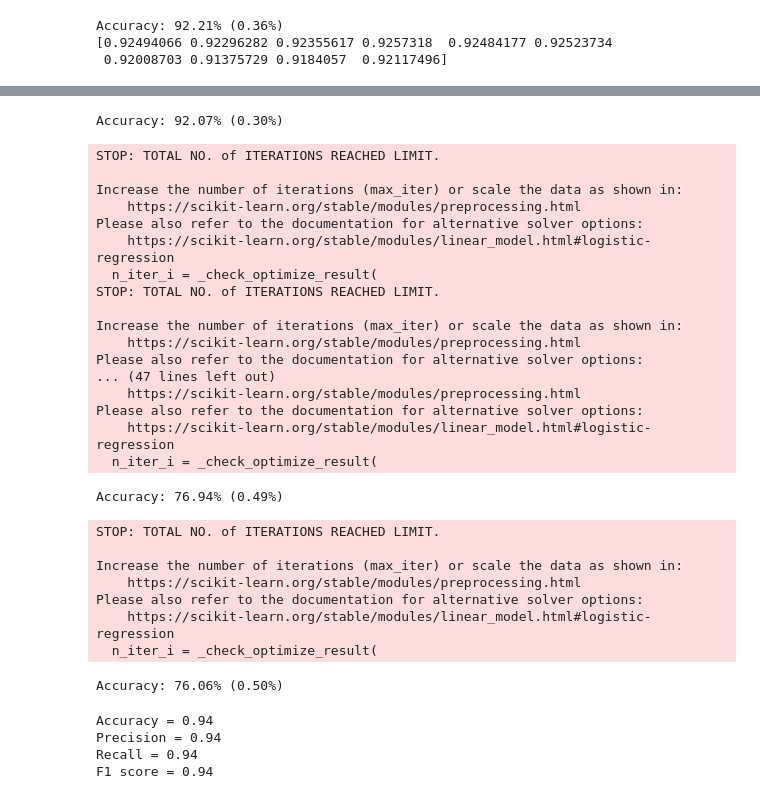
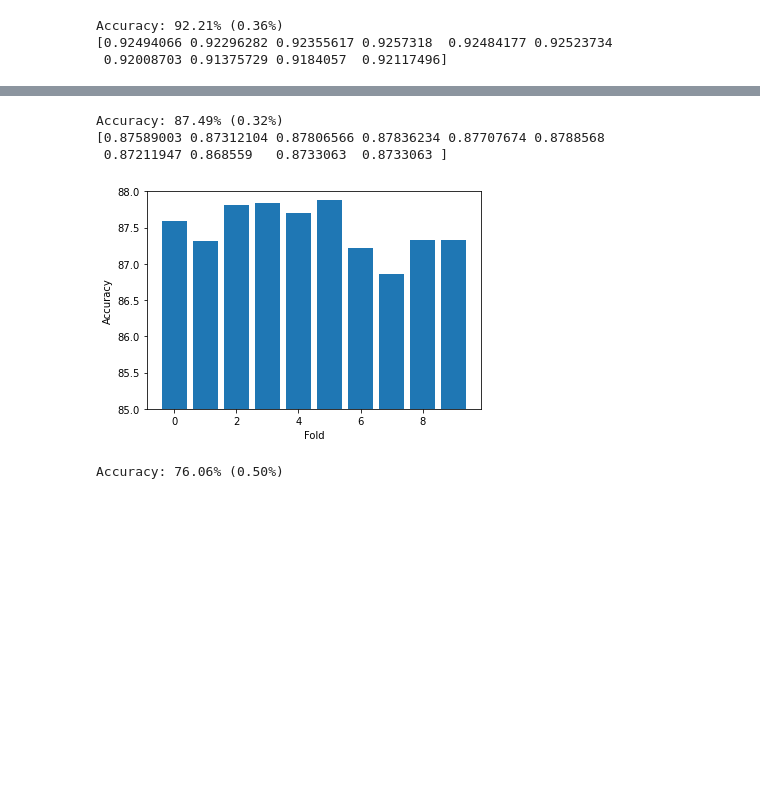
Before and after one commit to Ms850446/beats-arrythmia, a Jupyter notebook: Applying_models.ipynb, the cells around one changed output, grey strips where cells are left out. Drawn from its saved outputs; the diff is of its cells as text; code cells hidden in the pictures; blank space fills up the shorter version.

```diff
--- a/Applying_models.ipynb
+++ b/Applying_models.ipynb
@@ -316,47 +369,26 @@ Accuracy: 87.50% (0.30%)
 # %%
-model = RandomForestClassifier(n_estimators=100, random_state=42)
+# create DT model
+model = DecisionTreeClassifier()
 
 # evaluate model using cross-validation
-results3 = cross_val_score(model, X_lda, y, cv=kfold)
+results4 = cross_val_score(model, X_lda, y, cv=kfold)
 
 # print mean and standard deviation of accuracy scores
-print("Accuracy: %.2f%% (%.2f%%)" % (results.mean()*100, results.std()*100))
+print("Accuracy: %.2f%% (%.2f%%)" % (results4.mean()*100, results4.std()*100))
+print(results4)
 # %% [output]
-Accuracy: 92.07% (0.30%)
+Accuracy: 87.49% (0.32%)
+[0.87589003 0.87312104 0.87806566 0.87836234 0.87707674 0.8788568
+ 0.87211947 0.868559   0.8733063  0.8733063 ]
-# %%
-model = LogisticRegression()
-
-# evaluate model using cross-validation
-results2 = cross_val_score(model, X_lda, y, cv=kfold)
-
-# print mean and standard deviation of accuracy scores
-print("Accuracy: %.2f%% (%.2f%%)" % (results.mean()*100, results.std()*100))
-# %% [output]
-STOP: TOTAL NO. of ITERATIONS REACHED LIMIT.
-
-Increase the number of iterations (max_iter) or scale the data as shown in:
-    https://scikit-learn.org/stable/modules/preprocessing.html
-Please also refer to the documentation for alternative solver options:
-    https://scikit-learn.org/stable/modules/linear_model.html#logistic-regression
-  n_iter_i = _check_optimize_result(
-STOP: TOTAL NO. of ITERATIONS REACHED LIMIT.
-
-Increase the number of iterations (max_iter) or scale the data as shown in:
-    https://scikit-learn.org/stable/modules/preprocessing.html
-Please also refer to the documentation for alternative solver options:
-... (47 lines left out)
-    https://scikit-learn.org/stable/modules/preprocessing.html
-Please also refer to the documentation for alternative solver options:
-    https://scikit-learn.org/stable/modules/linear_model.html#logistic-regression
-  n_iter_i = _check_optimize_result(
-Accuracy: 76.94% (0.49%)
-STOP: TOTAL NO. of ITERATIONS REACHED LIMIT.
-
-Increase the number of iterations (max_iter) or scale the data as shown in:
-    https://scikit-learn.org/stable/modules/preprocessing.html
-Please also refer to the documentation for alternative solver options:
-    https://scikit-learn.org/stable/modules/linear_model.html#logistic-regression
-  n_iter_i = _check_optimize_result(
+# %%
+#Visualise the relation between the splitted folds and their accuracy
+plt.bar(v,results4*100)
+plt.xlabel('Fold')
+plt.ylabel('Accuracy')
+plt.ylim([85, 88])
+plt.show()
+# %% [output]
+[figure, added]
 # %%
 # create logistic regression model
 model = SVC(kernel='linear')
@@ -368,25 +400,3 @@ results = cross_val_score(model, X_lda, y, cv=kfold)
 print("Accuracy: %.2f%% (%.2f%%)" % (results.mean()*100, results.std()*100))
 # %% [output]
 Accuracy: 76.06% (0.50%)
-# %%
-model = KNeighborsClassifier()
-model.fit(X_lda,y)
-y_pred = model.predict(X_lda)
-# Calculate the evaluation metrics
-accuracy = accuracy_score(y, y_pred)
-precision = precision_score(y, y_pred, average='weighted')
-recall = recall_score(y, y_pred, average='weighted')
-f1 = f1_score(y, y_pred, average='weighted')
-# roc_auc = roc_auc_score(y, y_pred)
-
-# Print the evaluation metrics
-print("Accuracy = %.2f" % accuracy)
-print("Precision = %.2f" % precision)
-print("Recall = %.2f" % recall)
-print("F1 score = %.2f" % f1)
-# print("ROC AUC score = %.2f" % roc_auc)
-# %% [output]
-Accuracy = 0.94
-Precision = 0.94
-Recall = 0.94
-F1 score = 0.94
```
Also changed, not shown: parts of 9 cells of this notebook.
